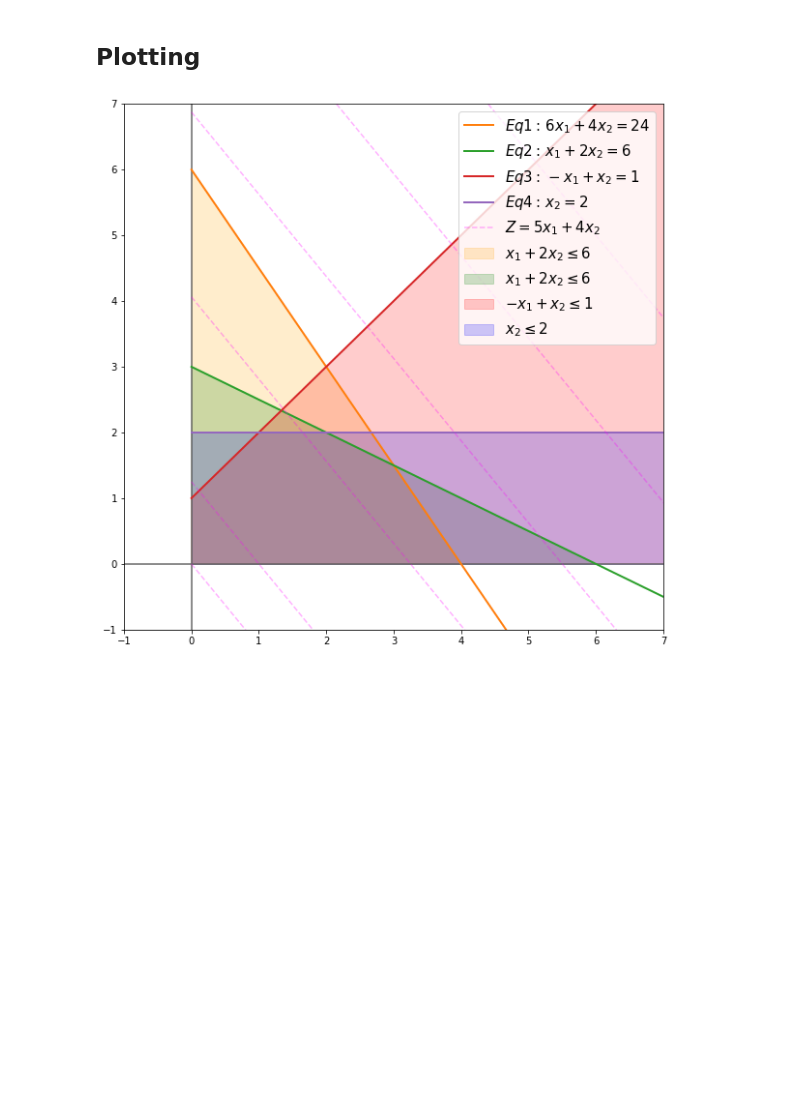
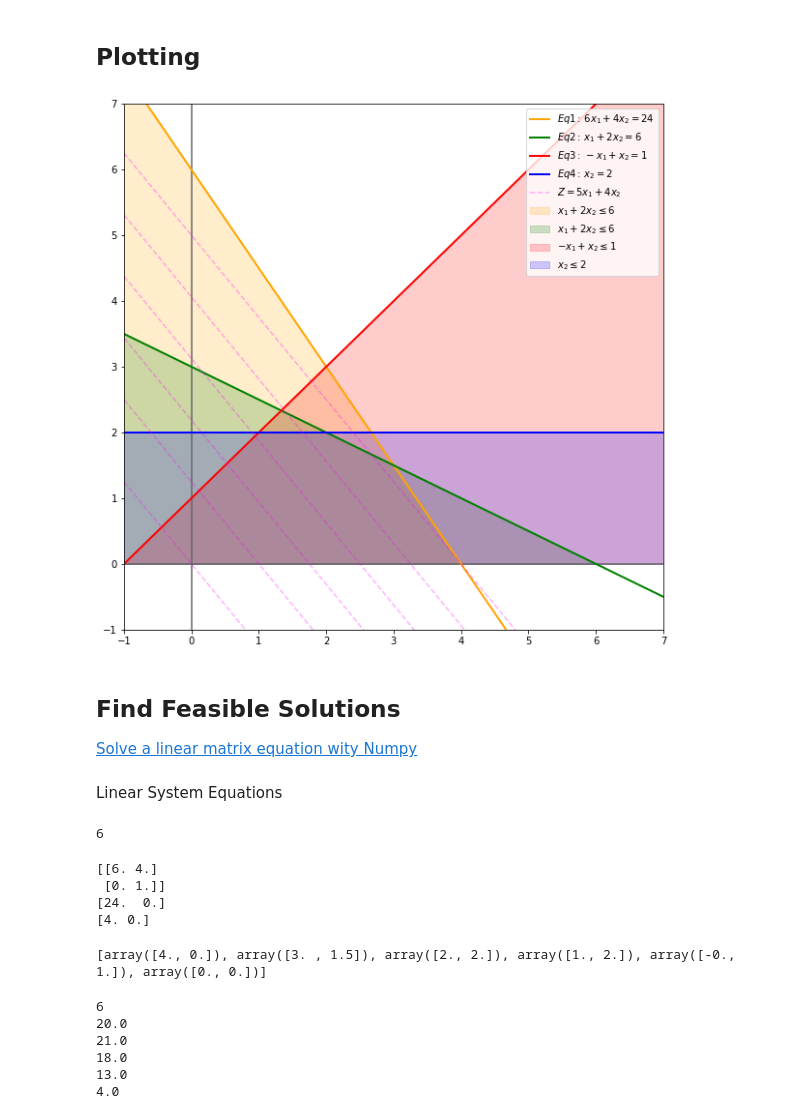
Before and after one commit to rafaeltorrese/slides_or-mathmodels, a Jupyter notebook: notebooks/simplex/taha/example-02-01-01.ipynb, the cells around one changed output. Saved outputs shown, nothing was run; the diff lists cells and outputs as text; code cells hidden in the pictures; blank space fills up the shorter version.

```diff
--- a/notebooks/simplex/taha/example-02-01-01.ipynb
+++ b/notebooks/simplex/taha/example-02-01-01.ipynb
@@ -26,13 +26,13 @@ import matplotlib.pyplot as plt
 # %% [markdown]
  ## Domain Function
 # %%
-x = np.linspace(0, 100, 10)
+x = np.linspace(-1, 50, 5)
 # %% [markdown]
  ## Objective Function
 # %%
 zfunction = lambda z, x: (z - 5 * x) / 4
 zlabel = r"$Z = 5x_1 + 4x_2$"
-zdomain = np.linspace(5, 50, 5)
+zdomain = np.linspace(5, 20, 5)
 # %% [markdown]
  ## Equations
 # %%
@@ -67,10 +67,10 @@ plt.axvline(0, color="0.4")
 plt.axhline(0, color="0.4")
 
 plt.plot(x, equation4)
-
+colors = ("orange", "green", "red", "blue")
 # Plot lines: x, f(x)
-for equation, label in zip(equations, labels):
-    plt.plot(x, equation, lw=2, label=label)
+for equation, label, c in zip(equations, labels, colors):
+    plt.plot(x, equation, lw=2, color=c, label=label)
 
 # Plot z values
 plt.plot(x, zfunction(0, x), color="magenta", ls="--", label=zlabel, alpha=0.3)
@@ -81,38 +81,41 @@ for z in zdomain:
 plt.fill_between(x,
                 equation1,
                 where=(x < equation1),
-                color="orange",
+                color=colors[0],
                 alpha=0.2,
                 interpolate=True,
                 label=r"$x_1 + 2x_2 \leq 6$")
 
 plt.fill_between(x,
                  equation2,
                  where=(x < equation2),
-                 color="green",
+                 color=colors[1],
                  alpha=0.2,
                  interpolate=True,
                  label=r"$x_1 + 2x_2 \leq 6$",
                  )
 
 plt.fill_between(x,
                 equation3,
                 where=(x <= equation3),
-                color="red",
+                color=colors[2],
                 alpha=0.2,
                 interpolate=True,
                 label=r"$-x_1 + x_2 \leq 1$")
 
 plt.fill_between(x,
                 equation4,
-                color="blue",
+                color=colors[3],
                 alpha=0.2,
                 label=r"$x_2 \leq 2$",
                 )
 plt.legend(
-    fontsize=15,
+    fontsize=10,
     loc="upper right"
     )
 plt.show()
 # %% [output]
-[figure, old version]
+[figure, new version]
+# %% [markdown]
+ ## Find Feasible Solutions
+ [Solve a linear matrix equation wity Numpy](https://numpy.org/doc/stable/reference/generated/numpy.linalg.solve.html)
@@ -118,0 +140,47 @@ plt.show()
+# %% [markdown]
+ Linear System Equations
+# %%
+sysequations = [
+    (0, 4),  # Eq1 vs x axis
+    (0, 1),  # Eq1 vs Eq2
+    (1, 3),  # Eq2 vs Eq4
+    (2, 3),  # Eq3 vs Eq4
+    (2, 5),  # Eq3 vs y axis
+    (4, 5),  # Origin
+    ]
+
+
+print(len(sysequations))
+# %% [output]
+6
+# %%
+print(A[ sysequations[0] , : ])
+print(b[[*sysequations[0]]])
+
+
+print(np.linalg.solve(A[ sysequations[0] , : ], b[[*sysequations[0]]]))
+# %% [output]
+[[6. 4.]
+ [0. 1.]]
+[24.  0.]
+[4. 0.]
+# %%
+solutions = [np.linalg.solve(A[i, :], b[[*i]]) for i  in sysequations]
+print(solutions)
+# %% [output]
+[array([4., 0.]), array([3. , 1.5]), array([2., 2.]), array([1., 2.]), array([-0.,  1.]), array([0., 0.])]
+# %%
+print(len(solutions))
+Z = np.array([5, 4], dtype=float)
+print(Z.dot(solutions[0]))
+print(Z.dot(solutions[1]))
+print(Z.dot(solutions[2]))
+print(Z.dot(solutions[3]))
+print(Z.dot(solutions[4]))
+# %% [output]
+6
+20.0
+21.0
+18.0
+13.0
+4.0
```
Also changed, not shown: parts of 4 cells of this notebook.
